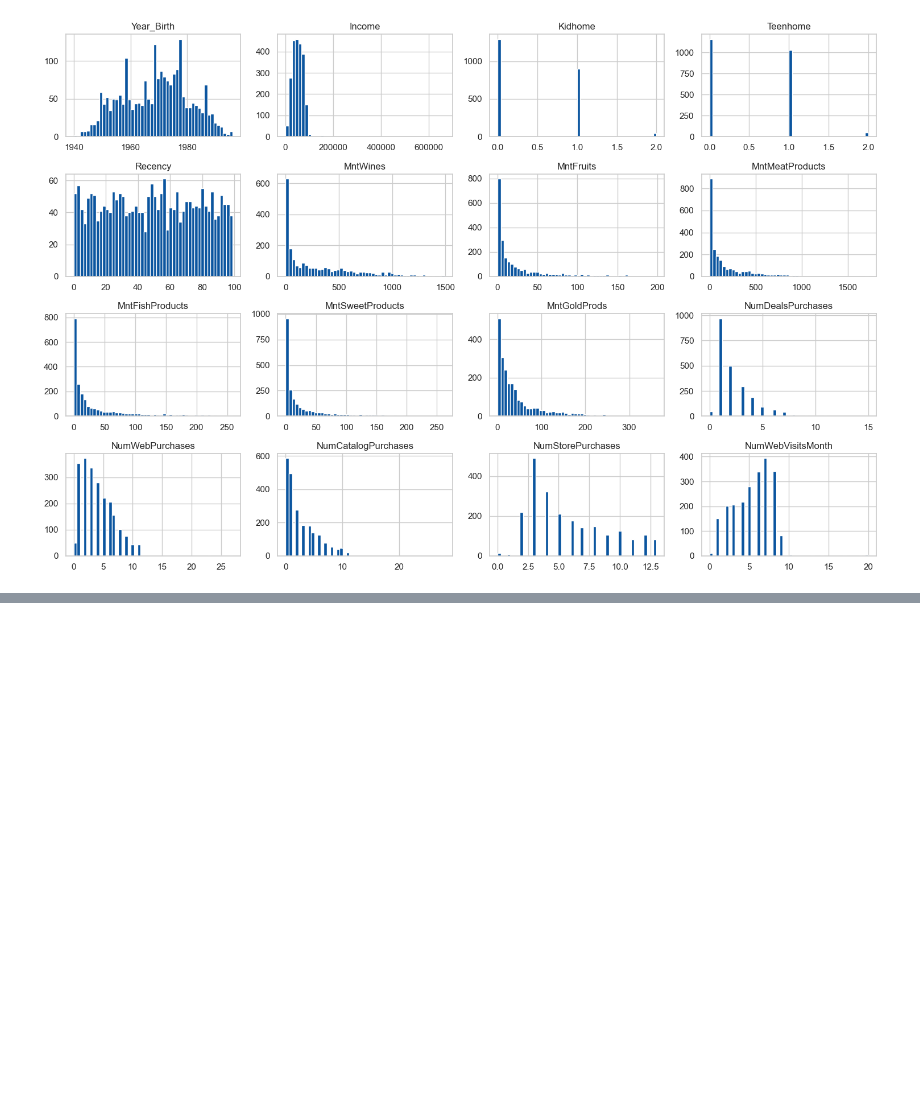
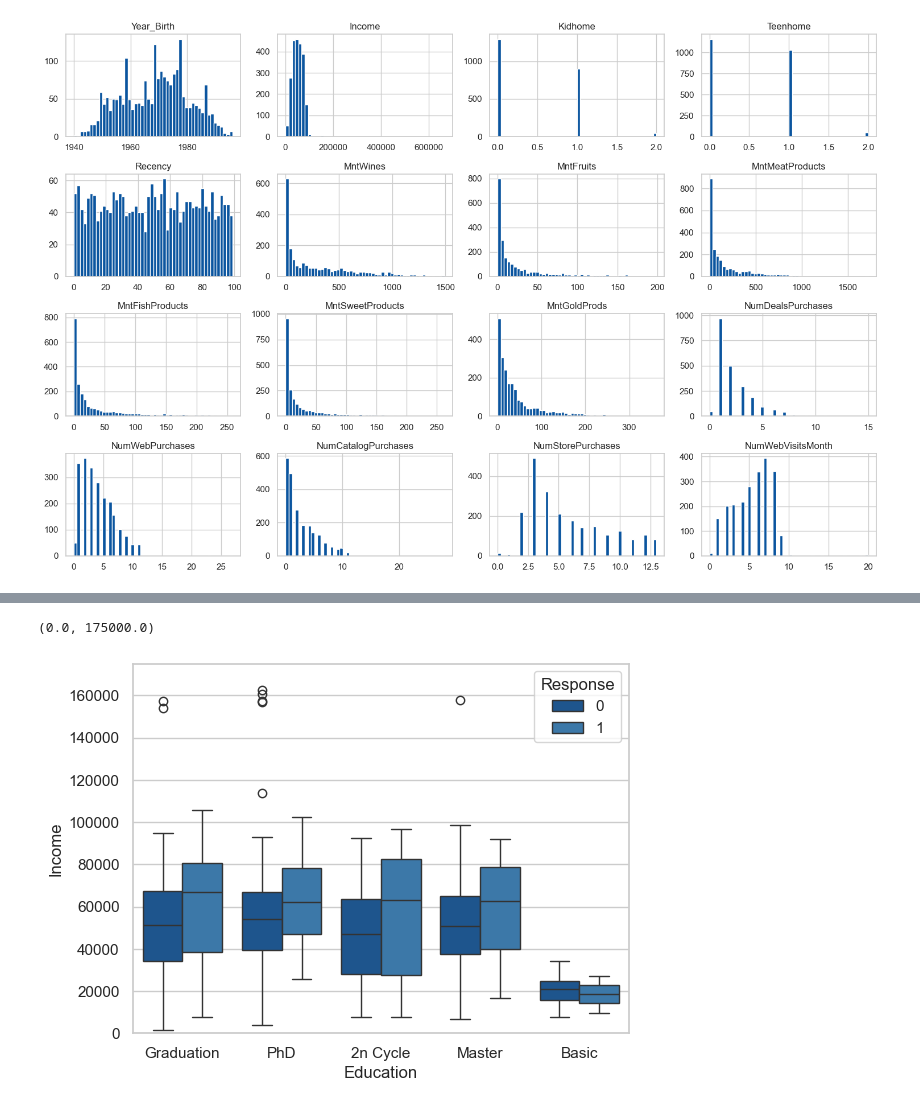
Before and after one commit to FemasAriandaRizki/marketing_analisis, a Jupyter notebook: marketing_analysis.ipynb, the cells around one changed output, grey strips where cells are left out. Saved outputs shown, nothing was run; the diff lists cells and outputs as text; code cells hidden in the pictures; blank space fills up the shorter version.

```diff
--- a/marketing_analysis.ipynb
+++ b/marketing_analysis.ipynb
@@ -221,0 +306,8 @@ plt.show()
+# %%
+sns.boxplot(data=df, x='Education', y='Income', hue='Response')
+plt.ylim(0, 175000)
+
+# Income yang lebih tinggi cenderung menerima atau membeli penawaran campaign
+# %% [output]
+(0.0, 175000.0)
+[figure, added]
```
Also changed, not shown: parts of 15 cells of this notebook, 1 other file.
